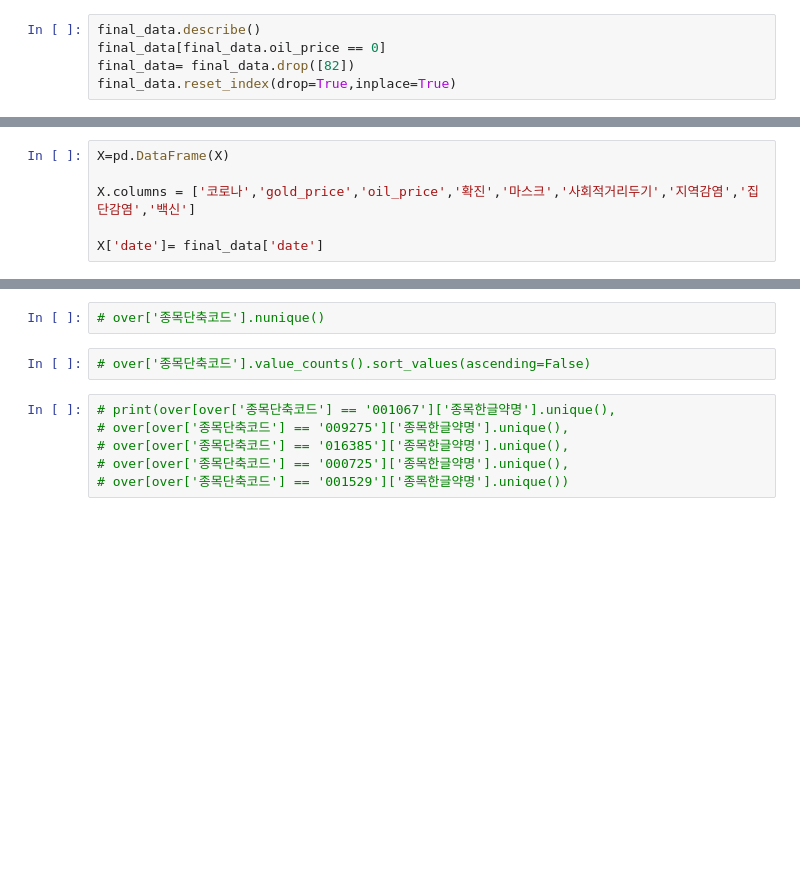
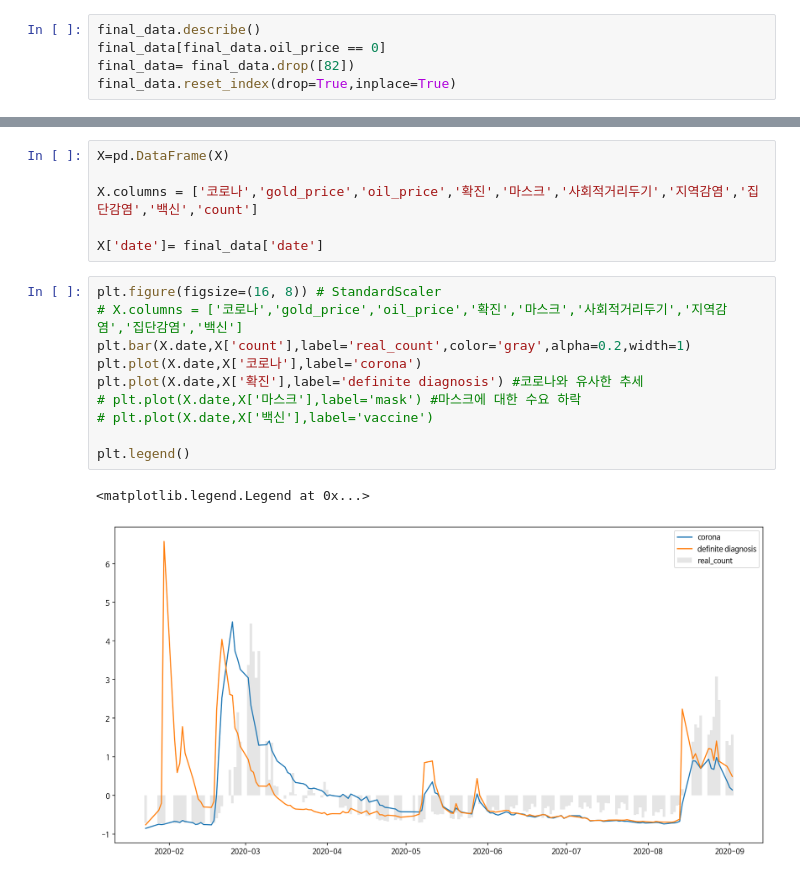
Before and after one commit to inuinseoul/2020teammate, a Jupyter notebook: covid_5ohyun.ipynb, the cells around one changed output, grey strips where cells are left out. Saved outputs shown, nothing was run; the diff lists cells and outputs as text; blank space fills up the shorter version.

```diff
--- a/covid_5ohyun.ipynb
+++ b/covid_5ohyun.ipynb
@@ -271,6 +196,0 @@ array([[-0.8320376 , -1.81966674,  1.62047897, ..., -0.48792776,
-# %%
-X=pd.DataFrame(X)
-
-X.columns = ['코로나','gold_price','oil_price','확진','마스크','사회적거리두기','지역감염','집단감염','백신']
-
-X['date']= final_data['date']
@@ -387,10 +197,19 @@ over
-# %%
-# over['종목단축코드'].nunique()
-# %%
-# over['종목단축코드'].value_counts().sort_values(ascending=False)
-# %%
-# print(over[over['종목단축코드'] == '001067']['종목한글약명'].unique(),
-# over[over['종목단축코드'] == '009275']['종목한글약명'].unique(),
-# over[over['종목단축코드'] == '016385']['종목한글약명'].unique(),
-# over[over['종목단축코드'] == '000725']['종목한글약명'].unique(),
-# over[over['종목단축코드'] == '001529']['종목한글약명'].unique())
+# %%
+X=pd.DataFrame(X)
+
+X.columns = ['코로나','gold_price','oil_price','확진','마스크','사회적거리두기','지역감염','집단감염','백신','count']
+
+X['date']= final_data['date']
+# %%
+plt.figure(figsize=(16, 8)) # StandardScaler
+# X.columns = ['코로나','gold_price','oil_price','확진','마스크','사회적거리두기','지역감염','집단감염','백신']
+plt.bar(X.date,X['count'],label='real_count',color='gray',alpha=0.2,width=1)
+plt.plot(X.date,X['코로나'],label='corona')
+plt.plot(X.date,X['확진'],label='definite diagnosis') #코로나와 유사한 추세
+# plt.plot(X.date,X['마스크'],label='mask') #마스크에 대한 수요 하락
+# plt.plot(X.date,X['백신'],label='vaccine')
+
+plt.legend()
+# %% [output]
+<matplotlib.legend.Legend at 0x...>
+[figure, added]
```
Also changed, not shown: parts of 52 cells of this notebook.
